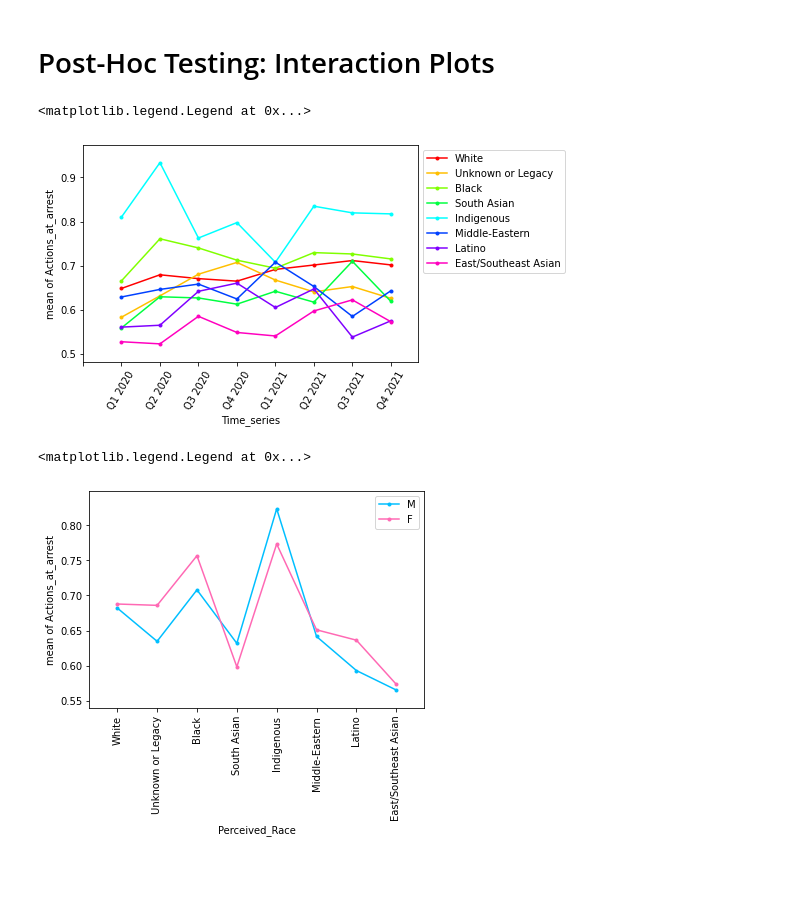
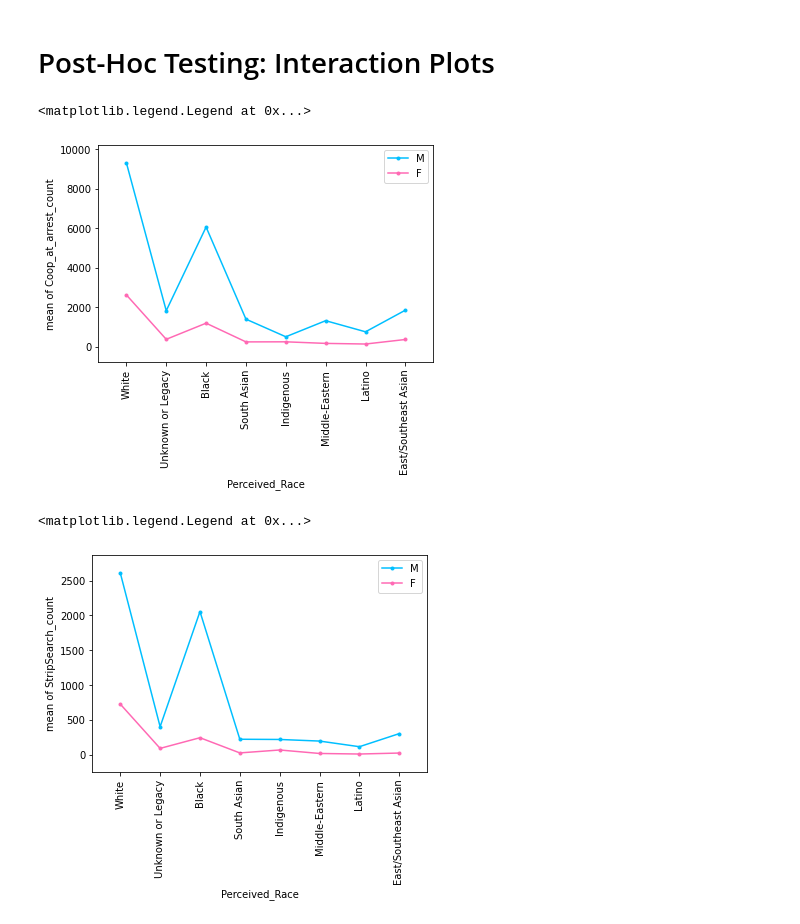
Before and after one commit to cooeoeooc/2178_g38, a Jupyter notebook: group38_code.ipynb, the cells around one changed output. Saved outputs shown, nothing was run; the diff lists cells and outputs as text; code cells hidden in the pictures; blank space fills up the shorter version.

```diff
--- a/group38_code.ipynb
+++ b/group38_code.ipynb
@@ -1100,20 +1098,20 @@ group1 group2 meandiff p-adj    lower    upper   reject
 # %%
 from statsmodels.graphics.factorplots import interaction_plot
 from scipy import stats
 
-interaction_plot(x=data['Time_series'], trace=data['Perceived_Race'], response=data['Actions_at_arrest'])
+interaction_plot(x=grouped_data0['Perceived_Race'], trace=grouped_data0['Sex'], response=grouped_data0['Coop_at_arrest_count'], colors = ["deepskyblue", "hotpink"])
 
 interaction_axes = plt.gca()
-interaction_axes.set_xticks(ticks = [0, 1, 2, 3, 4, 5, 6, 7, 8])
-interaction_axes.set_xticklabels([" ", "Q1 2020", "Q2 2020", "Q3 2020", "Q4 2020", "Q1 2021", "Q2 2021", "Q3 2021", "Q4 2021"])
-plt.xticks(rotation = 60)
+interaction_axes.set_xticks(ticks = [0, 1, 2, 3, 4, 5, 6, 7])
+interaction_axes.set_xticklabels(race_dict.keys())
+plt.xticks(rotation = 90)
 
-plt.legend(labels = race_dict.keys(), bbox_to_anchor = (1, 1))
+plt.legend(labels = sex_dict.keys(), bbox_to_anchor = (1, 1))
 # %% [output]
 <matplotlib.legend.Legend at 0x...>
-[figure, old version]
+[figure, new version]
 # %%
-interaction_plot(x=data['Perceived_Race'], trace=data['Sex'], response=data['Actions_at_arrest'], colors = ["deepskyblue", "hotpink"])
+interaction_plot(x=grouped_data1['Perceived_Race'], trace=grouped_data1['Sex'], response=grouped_data1['StripSearch_count'], colors = ["deepskyblue", "hotpink"])
 
 interaction_axes = plt.gca()
 interaction_axes.set_xticks(ticks = [0, 1, 2, 3, 4, 5, 6, 7])
@@ -1123,4 +1121,4 @@ plt.xticks(rotation = 90)
 plt.legend(labels = sex_dict.keys(), bbox_to_anchor = (1, 1))
 # %% [output]
 <matplotlib.legend.Legend at 0x...>
-[figure, old version]
+[figure, new version]
```
Also changed, not shown: parts of 31 cells of this notebook.
